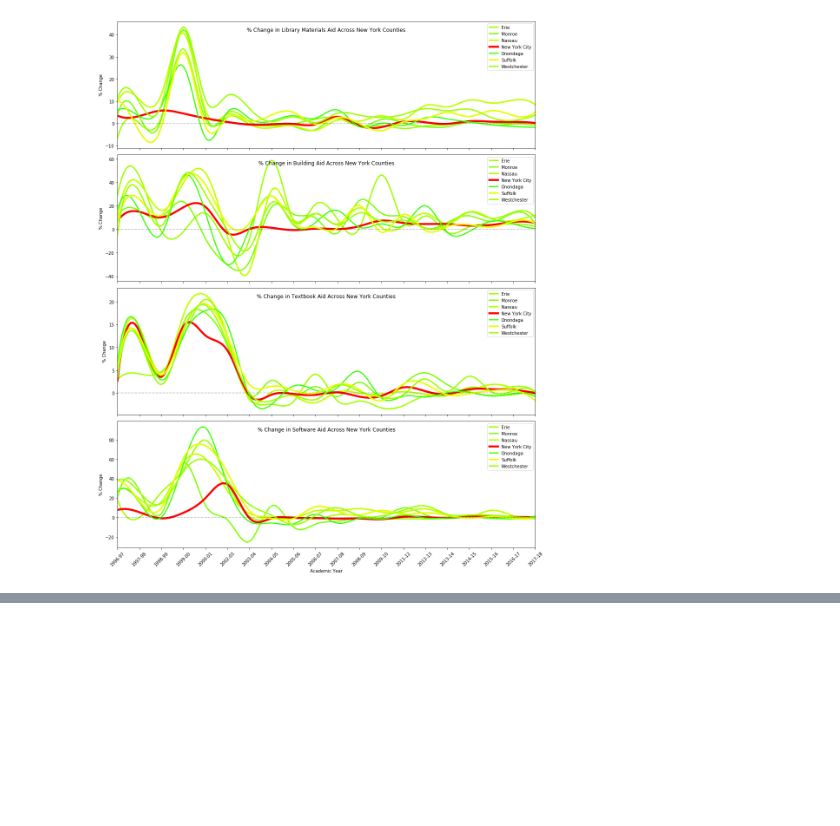
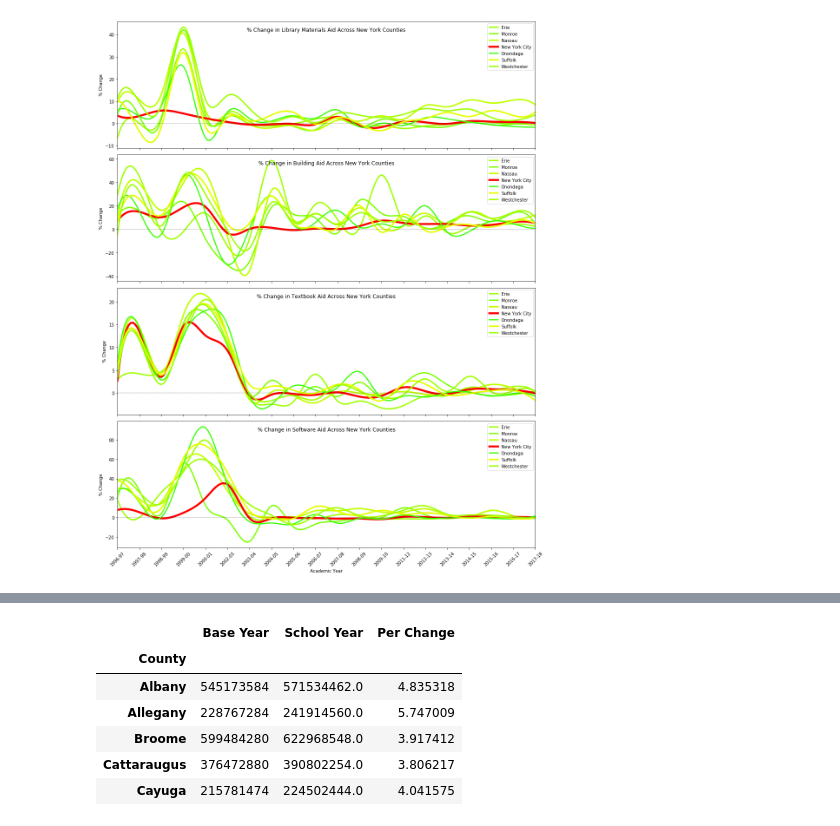
Before and after one commit to luojeff/datav, a Jupyter notebook: main/New York Aid/Aid Analysis.ipynb, the cells around one changed output, grey strips where cells are left out. Drawn from its saved outputs; the diff is of its cells as text; code cells hidden in the pictures; blank space fills up the shorter version.

```diff
--- a/main/New York Aid/Aid Analysis.ipynb
+++ b/main/New York Aid/Aid Analysis.ipynb
@@ -13,7 +13,7 @@ from colour import Color
 # Link here: https://data.ny.gov/Government-Finance/New-York-State-School-Aid-Beginning-School-Year-19/9pb8-dg53
 
 # Read CSV and cleanup
-data = pd.read_csv("data/New_York_State_School_Aid__Beginning_School_Year_1996-97.csv")
+data = pd.read_csv("../../datasets/New York Aid/New_York_State_School_Aid__Beginning_School_Year_1996-97.csv")
 data.sort_values(by="% Change", ascending=False).tail()
 data.Event = data.Event.apply(lambda s: s.split(" ")[0])
 data["% Change"] = data["% Change"].replace(np.nan, np.nan)
@@ -154,0 +203,13 @@ fig.savefig("data.svg")
+# %%
+ndf = data.groupby(["Event", "County"])["Base Year", "School Year"].aggregate(sum)
+ndf["Per Change"] = ((ndf["School Year"] - ndf["Base Year"]) / ndf["Base Year"]) * 100
+ndf = ndf.loc["2017-18"]
+ndf.head()
+# %% [output]
+|  | Base Year | School Year | Per Change |
+| County |  |  |  |
+| Albany | 545173584 | 571534462.0 | 4.835318 |
+| Allegany | 228767284 | 241914560.0 | 5.747009 |
+| Broome | 599484280 | 622968548.0 | 3.917412 |
+| Cattaraugus | 376472880 | 390802254.0 | 3.806217 |
+| Cayuga | 215781474 | 224502444.0 | 4.041575 |
```
Also changed, not shown: parts of 9 cells of this notebook.
